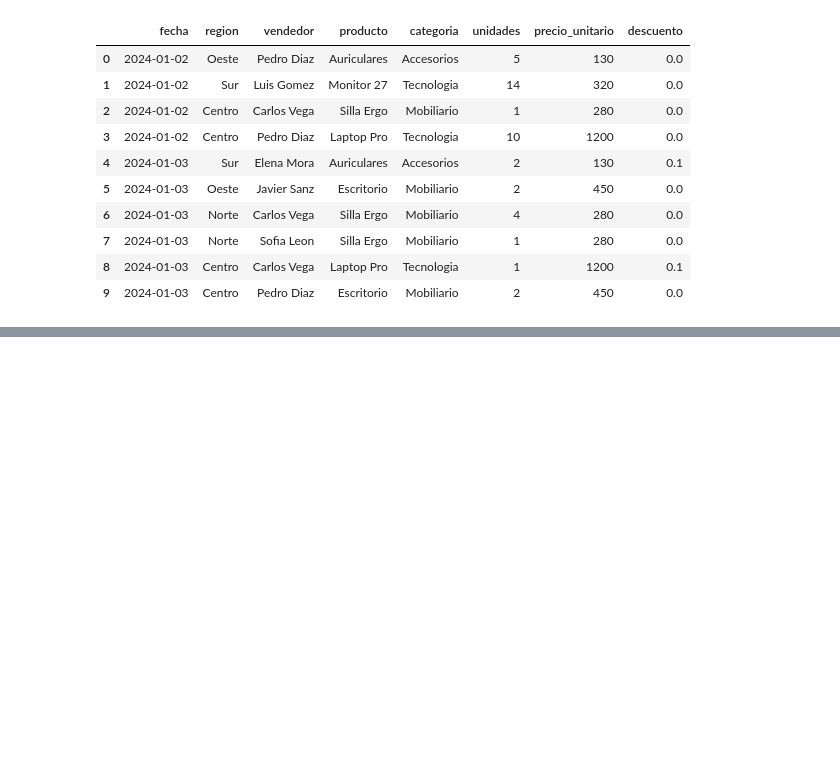
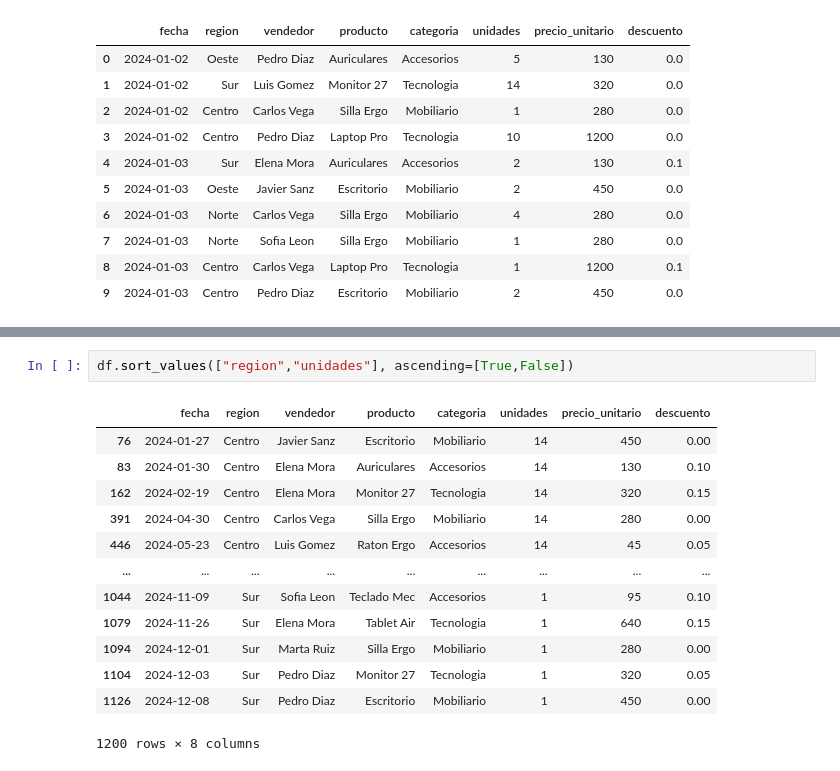
Before and after one commit to iomarlopez/datascience-g8, a Jupyter notebook: Documents/datascience_g8_01/notebooks/20260810_15_pandas.ipynb, the cells around one changed output, grey strips where cells are left out. Drawn from its saved outputs; the diff is of its cells as text; blank space fills up the shorter version.

```diff
--- a/Documents/datascience_g8_01/notebooks/20260810_15_pandas.ipynb
+++ b/Documents/datascience_g8_01/notebooks/20260810_15_pandas.ipynb
@@ -164,0 +389,16 @@ df.head(n=10)
+# %%
+df.sort_values(["region","unidades"], ascending=[True,False])
+# %% [output]
+|  | fecha | region | vendedor | producto | categoria | unidades | precio_unitario | descuento |
+| 76 | 2024-01-27 | Centro | Javier Sanz | Escritorio | Mobiliario | 14 | 450 | 0.00 |
+| 83 | 2024-01-30 | Centro | Elena Mora | Auriculares | Accesorios | 14 | 130 | 0.10 |
+| 162 | 2024-02-19 | Centro | Elena Mora | Monitor 27 | Tecnologia | 14 | 320 | 0.15 |
+| 391 | 2024-04-30 | Centro | Carlos Vega | Silla Ergo | Mobiliario | 14 | 280 | 0.00 |
+| 446 | 2024-05-23 | Centro | Luis Gomez | Raton Ergo | Accesorios | 14 | 45 | 0.05 |
+| ... | ... | ... | ... | ... | ... | ... | ... | ... |
+| 1044 | 2024-11-09 | Sur | Sofia Leon | Teclado Mec | Accesorios | 1 | 95 | 0.10 |
+| 1079 | 2024-11-26 | Sur | Elena Mora | Tablet Air | Tecnologia | 1 | 640 | 0.15 |
+| 1094 | 2024-12-01 | Sur | Marta Ruiz | Silla Ergo | Mobiliario | 1 | 280 | 0.00 |
+| 1104 | 2024-12-03 | Sur | Pedro Diaz | Monitor 27 | Tecnologia | 1 | 320 | 0.05 |
+| 1126 | 2024-12-08 | Sur | Pedro Diaz | Escritorio | Mobiliario | 1 | 450 | 0.00 |
+1200 rows × 8 columns
```
Also changed, not shown: parts of 27 cells of this notebook, 21 other files.
